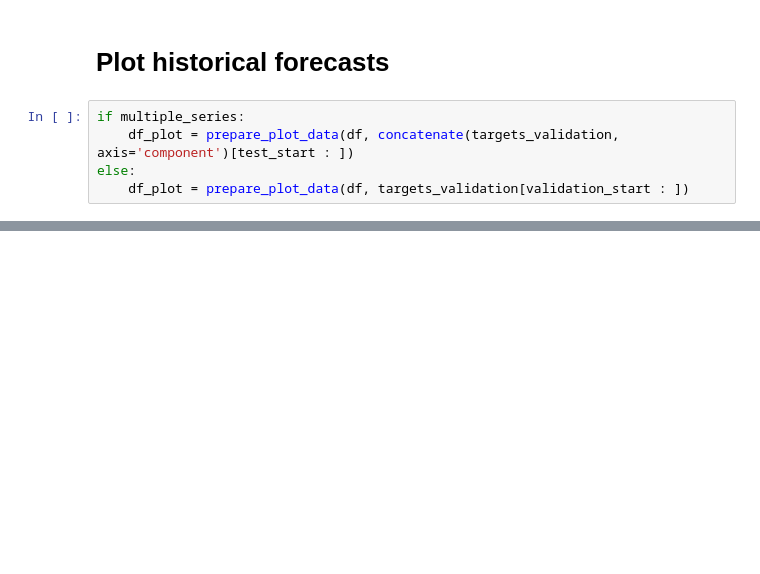
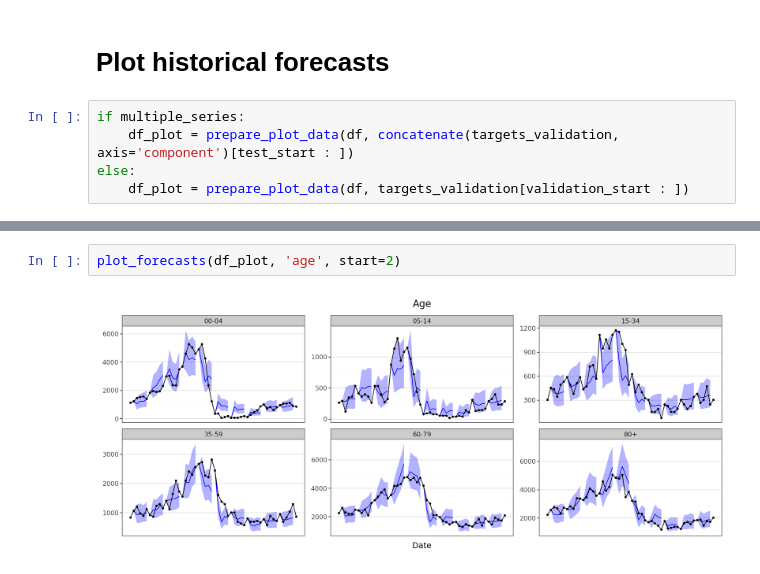
Before and after one commit to dwolffram/SARI-ML, a Jupyter notebook: notebooks/compute_hfc_tsmixer.ipynb, the cells around one changed output, grey strips where cells are left out. Cells and saved outputs as stored; diff of their text form; blank space fills up the shorter version.

```diff
--- a/notebooks/compute_hfc_tsmixer.ipynb
+++ b/notebooks/compute_hfc_tsmixer.ipynb
@@ -184,0 +207,4 @@ else:
+# %%
+plot_forecasts(df_plot, 'age', start=2)
+# %% [output]
+[figure, added]
```
Also changed, not shown: parts of 19 cells of this notebook, 5 other files.
